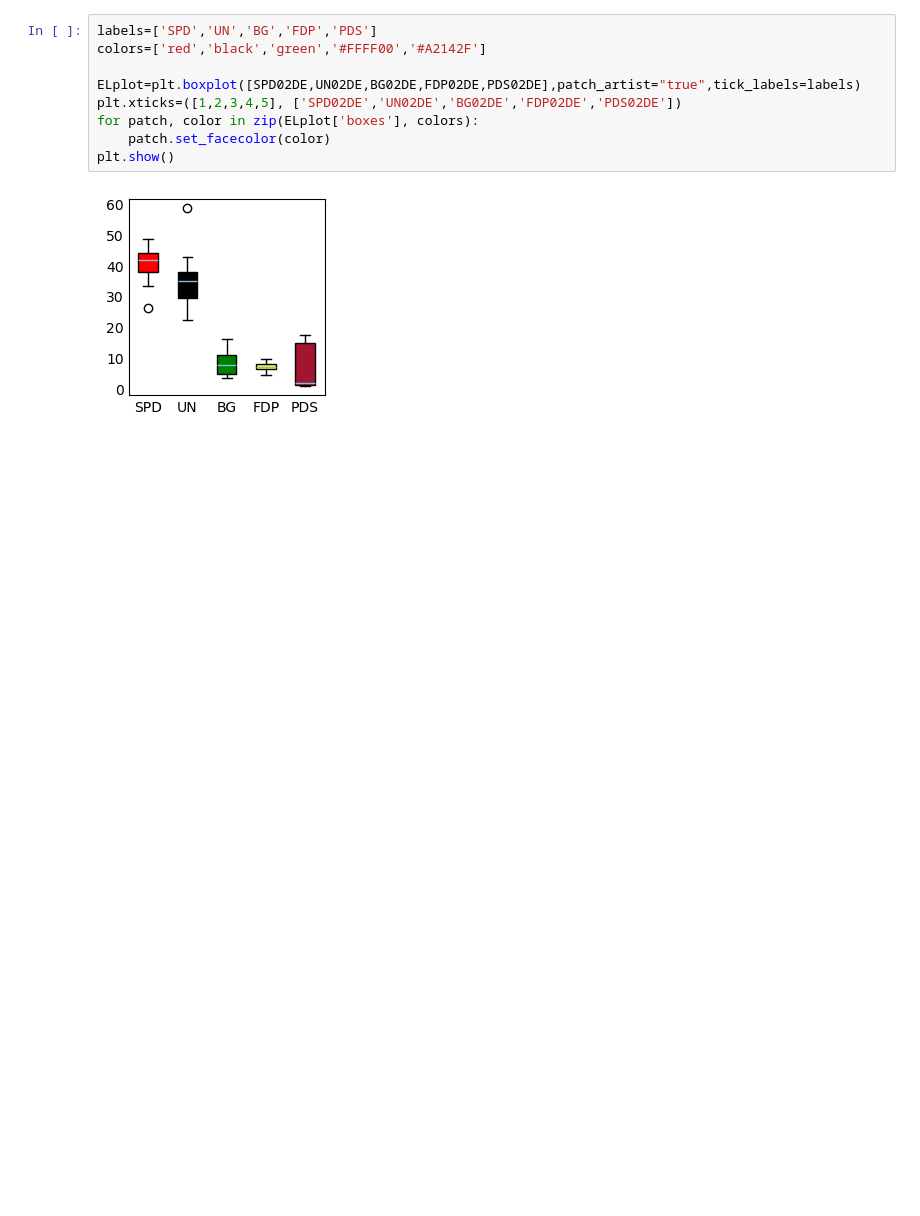
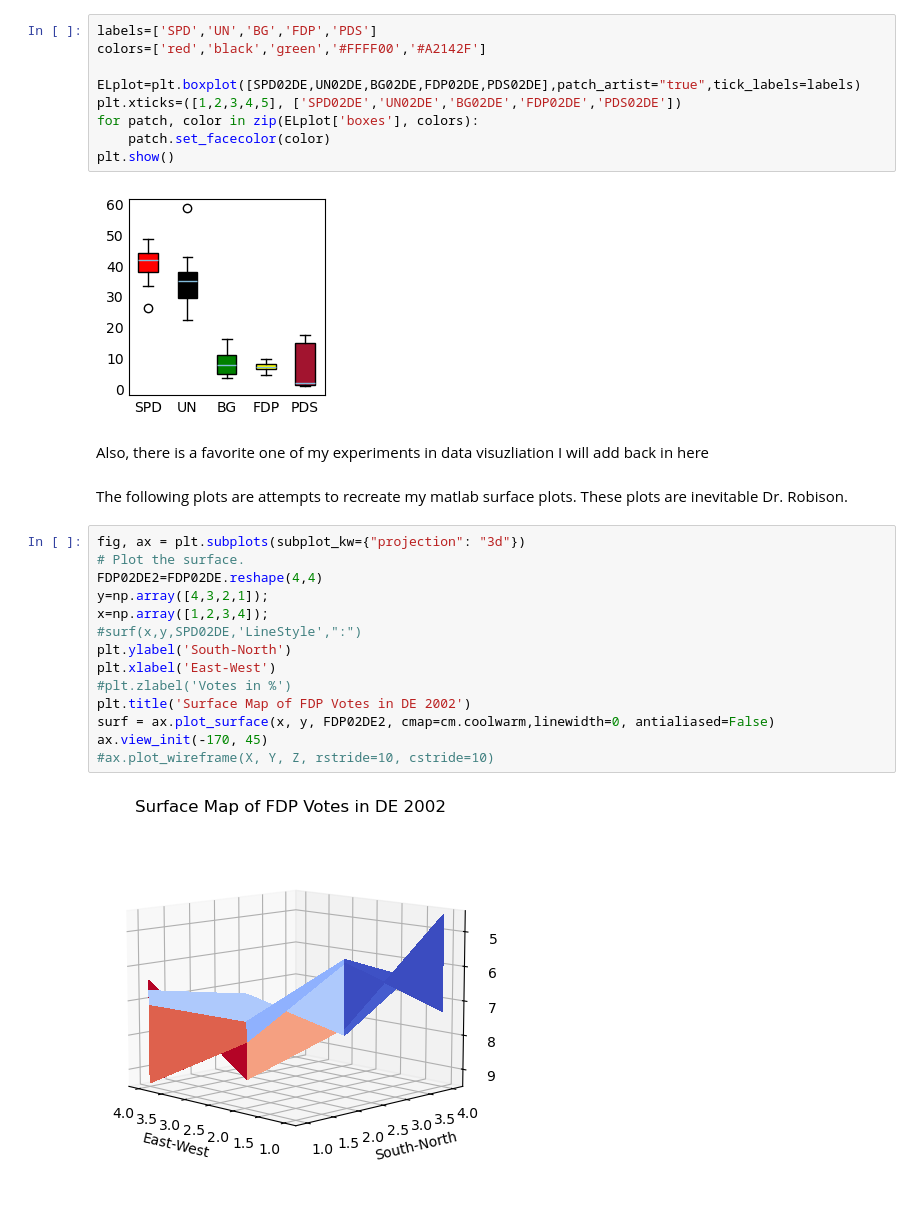
Before and after one commit to Bayern1090/Quarto-Blog, a Jupyter notebook: MNC.ipynb, the cells around one changed output. Drawn from its saved outputs; the diff is of its cells as text; blank space fills up the shorter version.

Commit message:
Update to the marks and channels post
The surface plots are inevitable Mr. Barrie

```diff
--- a/MNC.ipynb
+++ b/MNC.ipynb
@@ -188,3 +189,23 @@ for patch, color in zip(ELplot['boxes'], colors):
 plt.show()
 # %% [output]
 [figure]
+# %% [markdown]
+Also, there is a favorite one of my experiments in data visuzliation I will add back in here
+# %% [markdown]
+The following plots are attempts to recreate my matlab surface plots. These plots are inevitable Dr. Robison.
+# %%
+fig, ax = plt.subplots(subplot_kw={"projection": "3d"})
+# Plot the surface.
+FDP02DE2=FDP02DE.reshape(4,4)
+y=np.array([4,3,2,1]);
+x=np.array([1,2,3,4]);
+#surf(x,y,SPD02DE,'LineStyle',":")
+plt.ylabel('South-North')
+plt.xlabel('East-West')
+#plt.zlabel('Votes in %')
+plt.title('Surface Map of FDP Votes in DE 2002')
+surf = ax.plot_surface(x, y, FDP02DE2, cmap=cm.coolwarm,linewidth=0, antialiased=False)
+ax.view_init(-170, 45)
+#ax.plot_wireframe(X, Y, Z, rstride=10, cstride=10)
+# %% [output]
+[figure, added]
```
Also changed, not shown: parts of 3 cells of this notebook, 4 other files.
